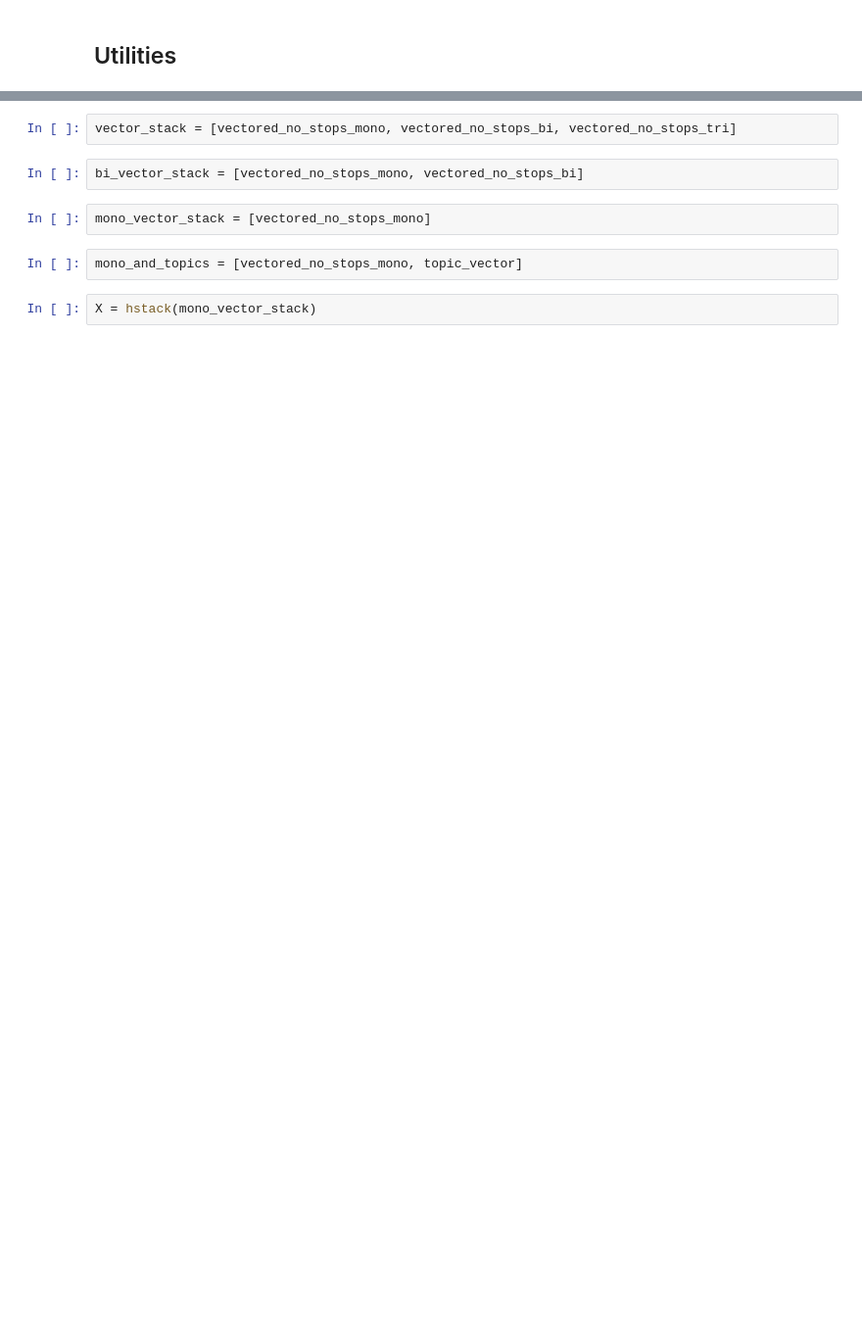
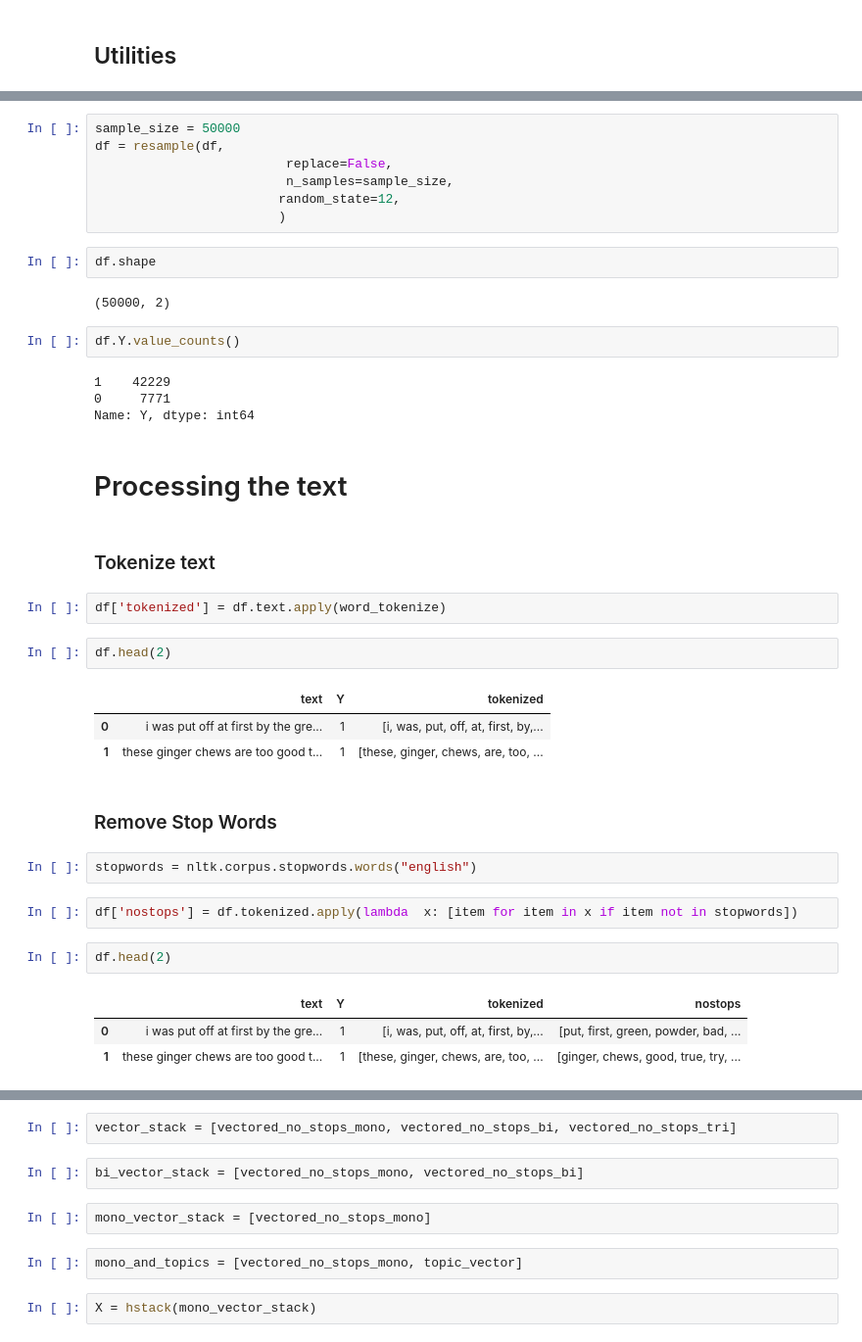
Before and after one commit to Prathmun/Sentiment-Capstone, a Jupyter notebook: Pre-processing.ipynb, the cells around one changed output, grey strips where cells are left out. Shown at 98% size. Cells and saved outputs as stored; diff of their text form; blank space fills up the shorter version.

```diff
--- a/Pre-processing.ipynb
+++ b/Pre-processing.ipynb
@@ -36,0 +64,41 @@ topic_vector = pickle.load(open("all_topics_df_S" + sample_size, 'rb'))
+# %%
+sample_size = 50000
+df = resample(df,
+                         replace=False,
+                         n_samples=sample_size,
+                        random_state=12,
+                        )
+# %%
+df.shape
+# %% [output]
+(50000, 2)
+# %%
+df.Y.value_counts()
+# %% [output]
+1    42229
+0     7771
+Name: Y, dtype: int64
+# %% [markdown]
+# Processing the text
+# %% [markdown]
+### Tokenize text
+# %%
+df['tokenized'] = df.text.apply(word_tokenize)
+# %%
+df.head(2)
+# %% [output]
+|  | text | Y | tokenized |
+| 0 | i was put off at first by the gre... | 1 | [i, was, put, off, at, first, by,... |
+| 1 | these ginger chews are too good t... | 1 | [these, ginger, chews, are, too, ... |
+# %% [markdown]
+### Remove Stop Words
+# %%
+stopwords = nltk.corpus.stopwords.words("english")
+# %%
+df['nostops'] = df.tokenized.apply(lambda  x: [item for item in x if item not in stopwords])
+# %%
+df.head(2)
+# %% [output]
+|  | text | Y | tokenized | nostops |
+| 0 | i was put off at first by the gre... | 1 | [i, was, put, off, at, first, by,... | [put, first, green, powder, bad, ... |
+| 1 | these ginger chews are too good t... | 1 | [these, ginger, chews, are, too, ... | [ginger, chews, good, true, try, ... |
```
Also changed, not shown: parts of 109 cells of this notebook, 2 other files.
